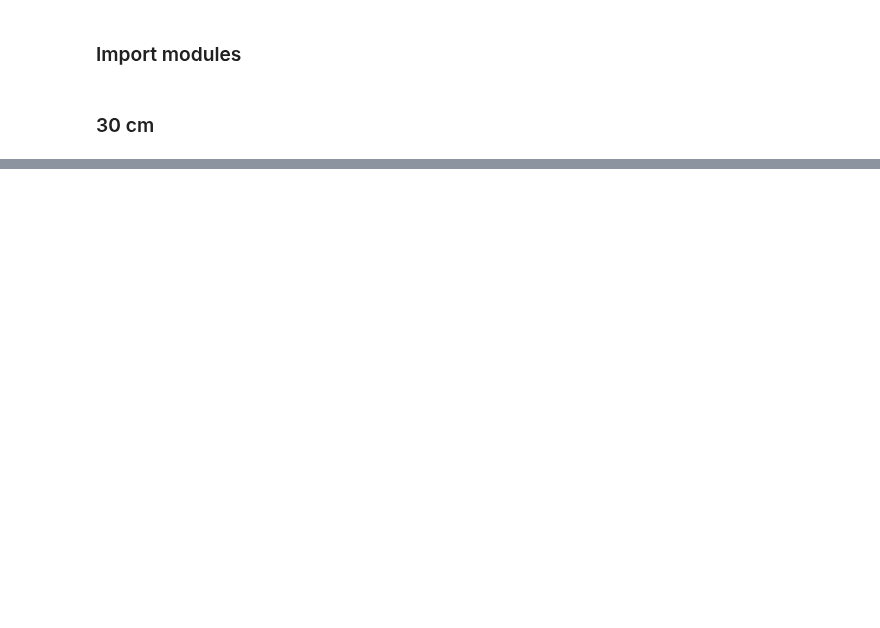
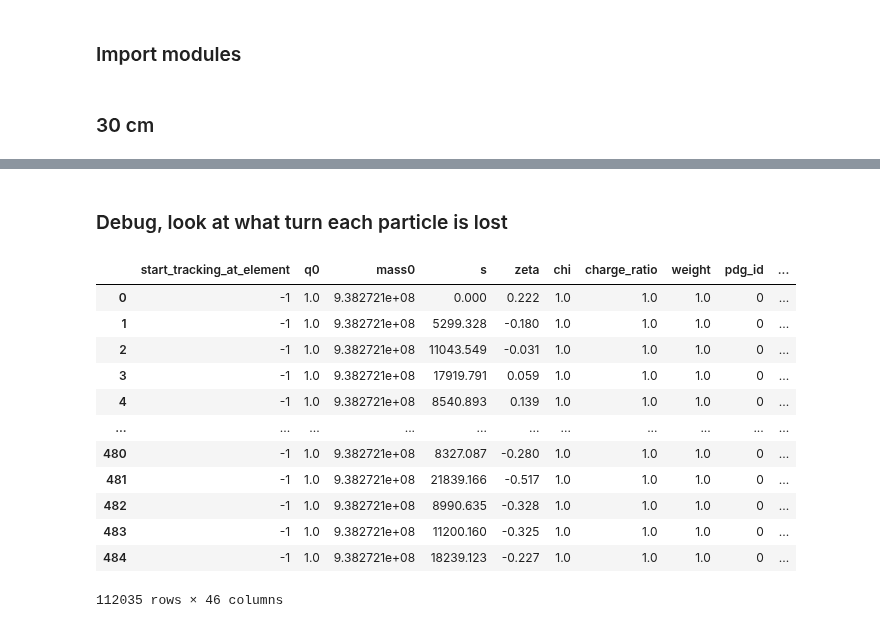
Before and after one commit to ColasDroin/DA_study_boilerplate, a Jupyter notebook: master_study/analysis/tune_scan/tune_scan_30cm_correct_scheme.ipynb, the cells around one changed output, grey strips where cells are left out. Cells and saved outputs as stored; diff of their text form; code cells hidden in the pictures; blank space fills up the shorter version.

```diff
--- a/master_study/analysis/tune_scan/tune_scan_30cm_correct_scheme.ipynb
+++ b/master_study/analysis/tune_scan/tune_scan_30cm_correct_scheme.ipynb
@@ -107,0 +110,34 @@ if SAVE_STUDY_EOS:
+# %% [markdown]
+### Debug, look at what turn each particle is lost
+# %%
+# Define study
+STUDY_NAME = "tune_scan_30cm_correct_scheme"
+COLLIDER = "base_collider"
+PARQUET_PATH = f"../../scans/{STUDY_NAME}/da.parquet"
+CONF_MAD_PATH = f"../../scans/{STUDY_NAME}/{COLLIDER}/config.yaml"
+CONF_COLLIDER_PATH = f"../../scans/{STUDY_NAME}/{COLLIDER}/xtrack_0016/config.yaml"
+
+# SAve study on EOS
+SAVE_STUDY_EOS = False
+# Load dataframe
+df = pd.read_parquet(f"../../scans/{STUDY_NAME}/da_all.parquet")
+
+# Round all numbers to 3 decimals
+df = df.round(3)
+
+
+df
+# %% [output]
+|  | start_tracking_at_element | q0 | mass0 | s | zeta | chi | charge_ratio | weight | pdg_id | ... |
+| 0 | -1 | 1.0 | 9.382721e+08 | 0.000 | 0.222 | 1.0 | 1.0 | 1.0 | 0 | ... |
+| 1 | -1 | 1.0 | 9.382721e+08 | 5299.328 | -0.180 | 1.0 | 1.0 | 1.0 | 0 | ... |
+| 2 | -1 | 1.0 | 9.382721e+08 | 11043.549 | -0.031 | 1.0 | 1.0 | 1.0 | 0 | ... |
+| 3 | -1 | 1.0 | 9.382721e+08 | 17919.791 | 0.059 | 1.0 | 1.0 | 1.0 | 0 | ... |
+| 4 | -1 | 1.0 | 9.382721e+08 | 8540.893 | 0.139 | 1.0 | 1.0 | 1.0 | 0 | ... |
+| ... | ... | ... | ... | ... | ... | ... | ... | ... | ... | ... |
+| 480 | -1 | 1.0 | 9.382721e+08 | 8327.087 | -0.280 | 1.0 | 1.0 | 1.0 | 0 | ... |
+| 481 | -1 | 1.0 | 9.382721e+08 | 21839.166 | -0.517 | 1.0 | 1.0 | 1.0 | 0 | ... |
+| 482 | -1 | 1.0 | 9.382721e+08 | 8990.635 | -0.328 | 1.0 | 1.0 | 1.0 | 0 | ... |
+| 483 | -1 | 1.0 | 9.382721e+08 | 11200.160 | -0.325 | 1.0 | 1.0 | 1.0 | 0 | ... |
+| 484 | -1 | 1.0 | 9.382721e+08 | 18239.123 | -0.227 | 1.0 | 1.0 | 1.0 | 0 | ... |
+112035 rows × 46 columns
```
Also changed, not shown: parts of 7 cells of this notebook, 8 other files.
